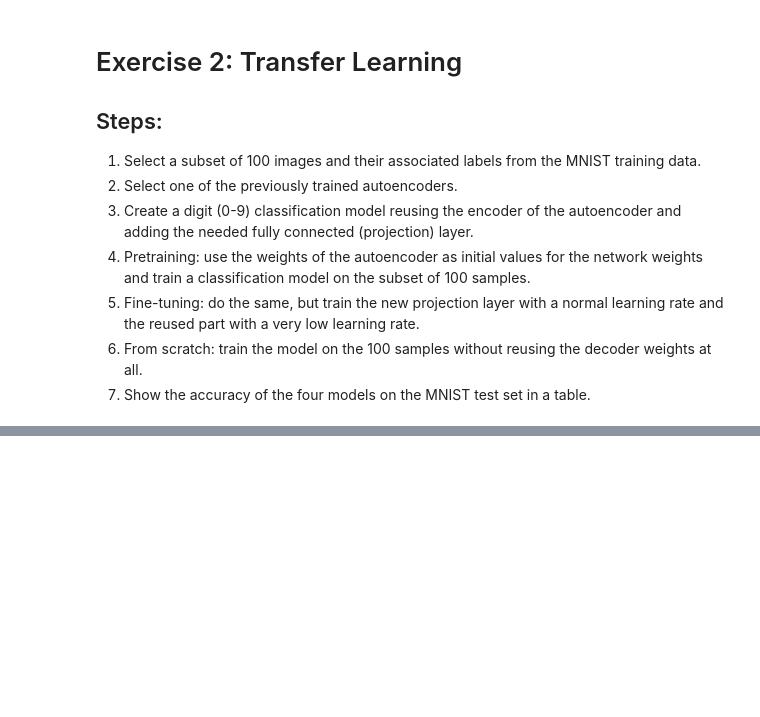
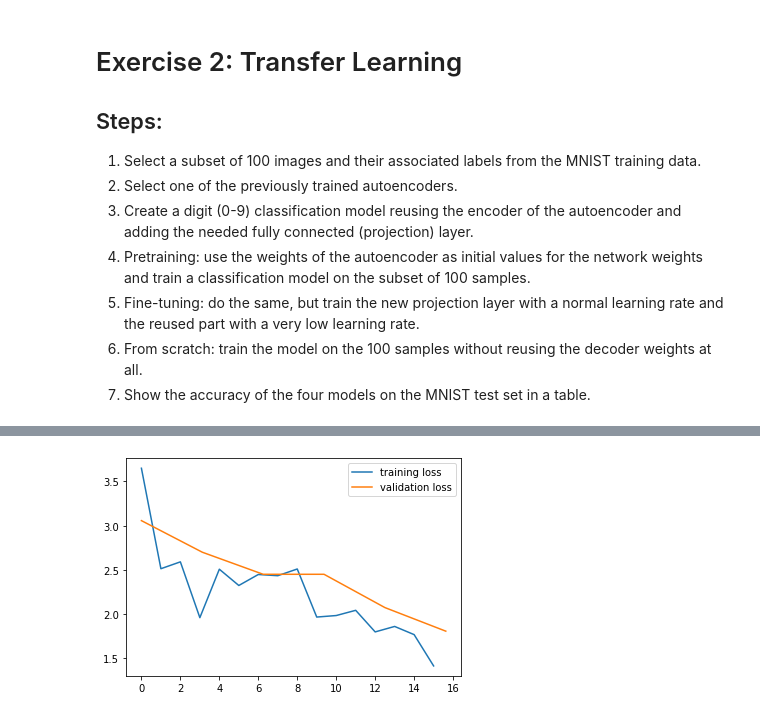
Before and after one commit to gio8tisu/DLAI-project, a Jupyter notebook: team08.ipynb, the cells around one changed output, grey strips where cells are left out. Saved outputs shown, nothing was run; the diff lists cells and outputs as text; code cells hidden in the pictures; blank space fills up the shorter version.

```diff
--- a/team08.ipynb
+++ b/team08.ipynb
@@ -403,7 +441,7 @@ plt.imshow(reconstructed[0][0].detach().cpu().numpy(), cmap='gray')
 classifier = torch.nn.Linear(50, 10).to(device)
 # %%
 cross_entropy = torch.nn.CrossEntropyLoss()
-adam = torch.optim.Adam(classifier.parameters(), lr=0.01)
+classifier_adam = torch.optim.Adam(classifier.parameters(), lr=0.01)
 # %%
 training_subset = torch.utils.data.Subset(mnist_train, range(100))
 subset_dataloader = torch.utils.data.DataLoader(training_subset,
@@ -448,12 +486,12 @@ def classification_test(classifier, encoder, dataloader, criterion, epoch, loss_
 training_loss = []
 validation_loss = []
 
-for epoch in range(80):
+for epoch in range(50):
     classifier.eval()
     with torch.no_grad():
         classification_test(classifier, autoencoder.encoder, val_dataloader, cross_entropy, epoch, validation_loss)
     classifier.train()
-    classification_train(classifier, autoencoder.encoder, subset_dataloader, cross_entropy, adam, epoch, training_loss)
+    classification_train(classifier, autoencoder.encoder, subset_dataloader, cross_entropy, classifier_adam, epoch, training_loss)
 
 classifier.eval()
 with torch.no_grad():
@@ -488,0 +592,6 @@ classification_test(classifier, autoencoder.encoder, test_dataloader, cross_entr
+# %%
+plt.plot(training_loss, label='training loss')
+plt.plot(np.arange(len(validation_loss)) * len(training_subset) / BATCH_SIZE, validation_loss, label='validation loss')
+plt.legend();
+# %% [output]
+[figure, added]
```
Also changed, not shown: parts of 15 cells of this notebook.
